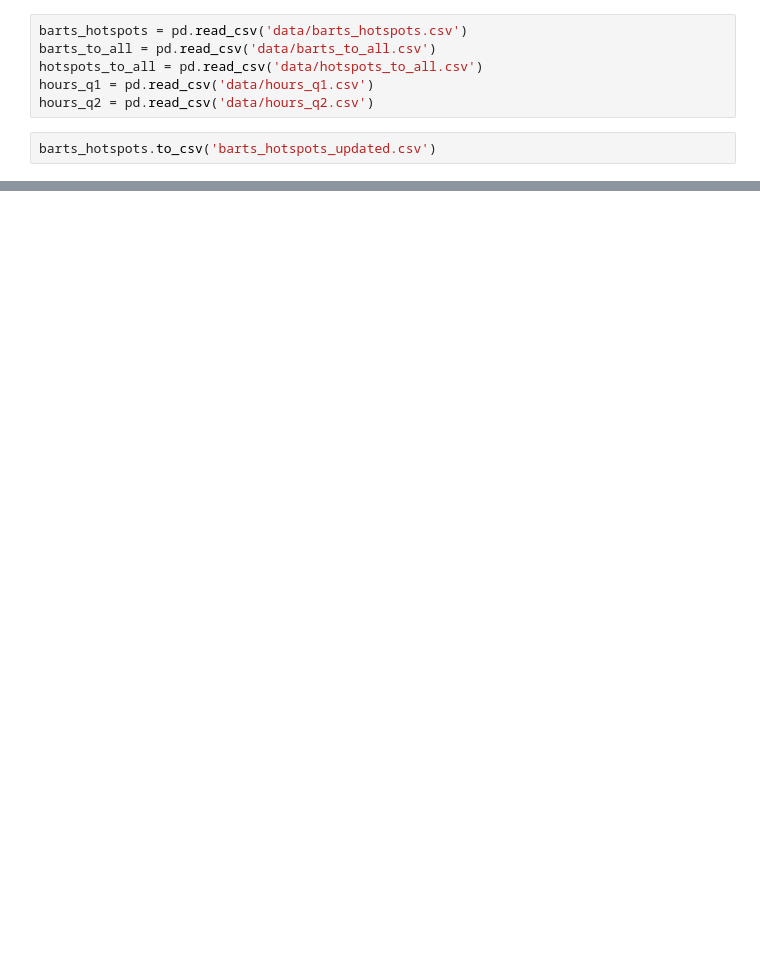
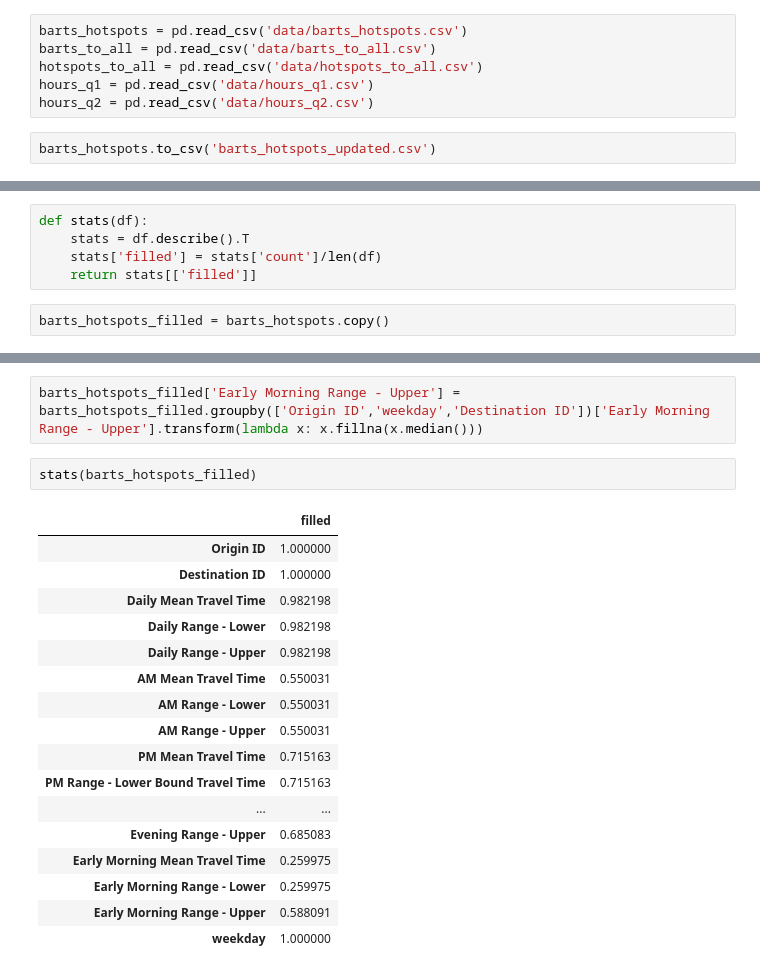
Before and after one commit to Xiao-Wang-UCSD/data_hack_2020, a Jupyter notebook: EDA.ipynb, the cells around one changed output, grey strips where cells are left out. Saved outputs shown, nothing was run; the diff lists cells and outputs as text; blank space fills up the shorter version.

```diff
--- a/EDA.ipynb
+++ b/EDA.ipynb
@@ -57,0 +59,7 @@ with open():
+# %%
+def stats(df):
+    stats = df.describe().T
+    stats['filled'] = stats['count']/len(df)
+    return stats[['filled']]
+# %%
+barts_hotspots_filled = barts_hotspots.copy()
@@ -57,0 +77,22 @@ with open():
+# %%
+barts_hotspots_filled['Early Morning Range - Upper'] = barts_hotspots_filled.groupby(['Origin ID','weekday','Destination ID'])['Early Morning Range - Upper'].transform(lambda x: x.fillna(x.median()))
+# %%
+stats(barts_hotspots_filled)
+# %% [output]
+|  | filled |
+| Origin ID | 1.000000 |
+| Destination ID | 1.000000 |
+| Daily Mean Travel Time | 0.982198 |
+| Daily Range - Lower | 0.982198 |
+| Daily Range - Upper | 0.982198 |
+| AM Mean Travel Time | 0.550031 |
+| AM Range - Lower | 0.550031 |
+| AM Range - Upper | 0.550031 |
+| PM Mean Travel Time | 0.715163 |
+| PM Range - Lower Bound Travel Time | 0.715163 |
+| ... | ... |
+| Evening Range - Upper | 0.685083 |
+| Early Morning Mean Travel Time | 0.259975 |
+| Early Morning Range - Lower | 0.259975 |
+| Early Morning Range - Upper | 0.588091 |
+| weekday | 1.000000 |
```
Also changed, not shown: parts of 9 cells of this notebook, 1 other file.
